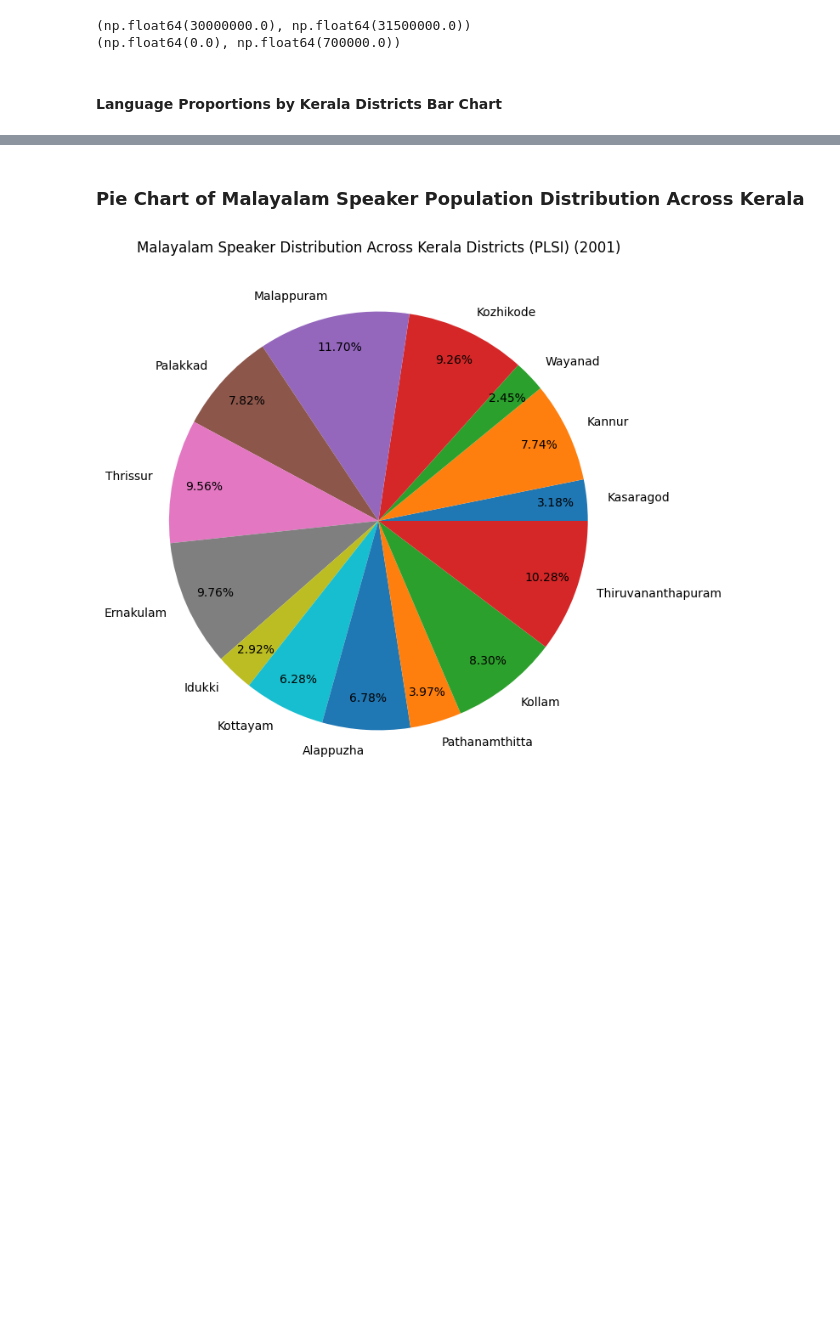
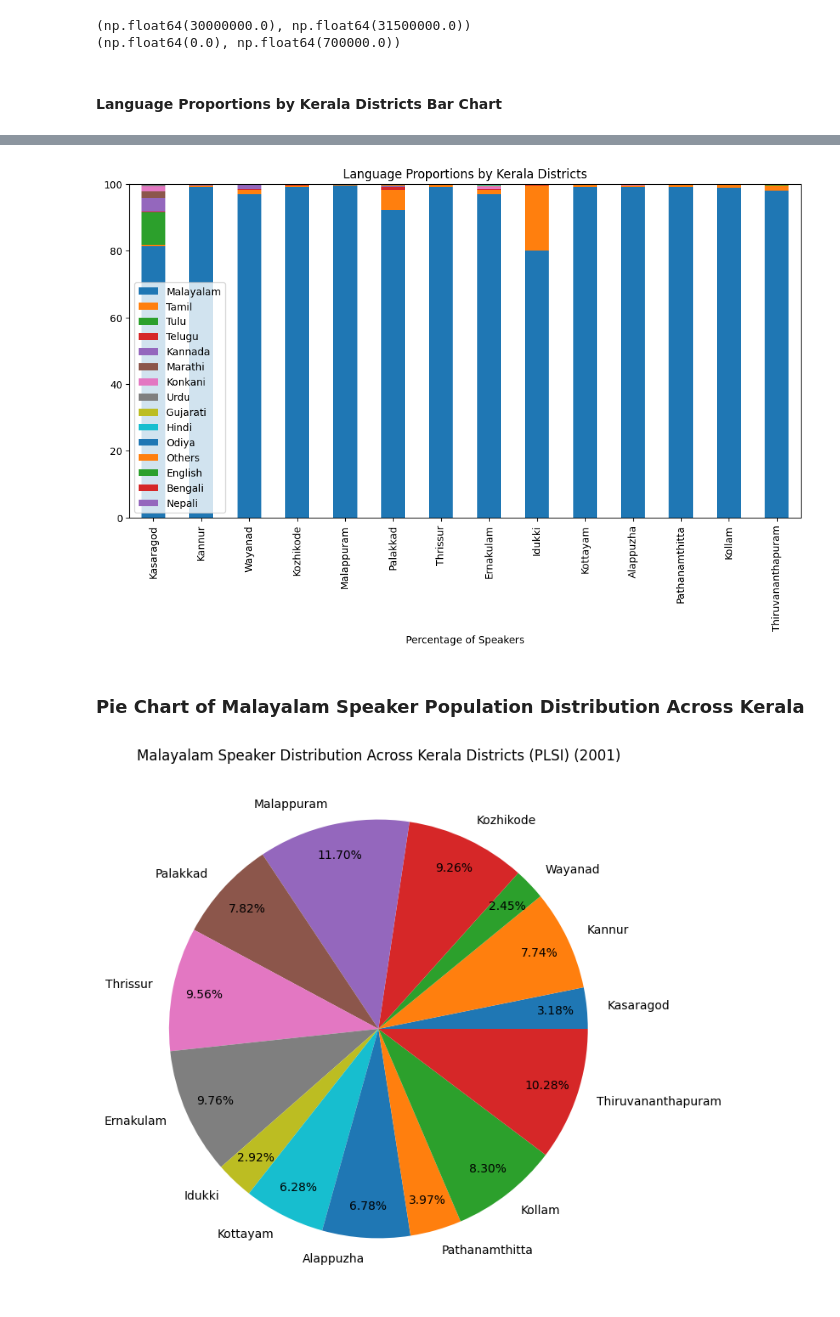
Before and after one commit to squishridyvi/Geographical-Distribution-Mapping-of-Dravidian-Languages-, a Jupyter notebook: Geographical Distribution of Dravidian Languages.ipynb, the cells around one changed output, grey strips where cells are left out. Saved outputs shown, nothing was run; the diff lists cells and outputs as text; code cells hidden in the pictures; blank space fills up the shorter version.

Commit message:
Add files via upload
made the language proportion chart a 100% stacked bar chart (will add the percentage labels to graph soon)

```diff
--- a/Geographical Distribution of Dravidian Languages.ipynb
+++ b/Geographical Distribution of Dravidian Languages.ipynb
@@ -2248,11 +2267,11 @@ kerala_lang_prop_df = kerala_lang_prop_df.set_index("Districts")
 # %%
-ax = kerala_lang_prop_df.plot(
-    kind="bar",
-    stacked=True,
-    figsize=(12, 6)
-)
 
-plt.title("Language Proportions by Kerala Districts")
-plt.xlabel("District")
-plt.xlabel("Percentage of Speakers");
+## sums values in each row
+row_totals = kerala_lang_prop_df.sum(axis=1)
+
+## calculate percentages
+normalized_df = kerala_lang_prop_df.div(row_totals, axis=0)
+
+percentage_df = normalized_df * 100
+percentage_df
 # %% [output]
@@ -2260,5 +2294,17 @@ plt.xlabel("Percentage of Speakers");
 # %%
 ### Need to make this a 100% Stacked Bar Chart
+# %%
+ax = percentage_df.plot(
+    kind="bar",
+    stacked=True,
+    figsize=(12, 6)
+)
+
+plt.title("Language Proportions by Kerala Districts")
+plt.xlabel("District")
+plt.xlabel("Percentage of Speakers");
+# %% [output]
+[figure, added]
 # %% [markdown]
 ### Pie Chart of Malayalam Speaker Population Distribution Across Kerala
 # %%
```
Also changed, not shown: parts of 3 cells of this notebook.
